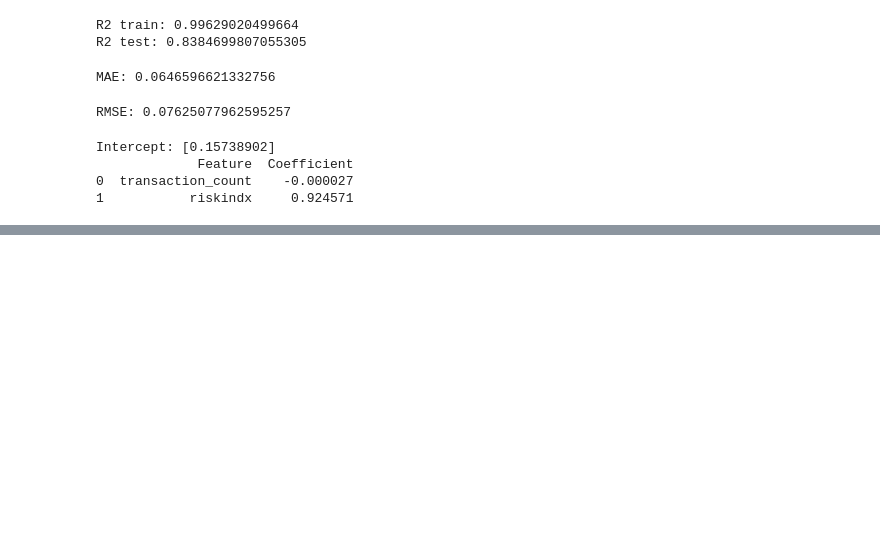
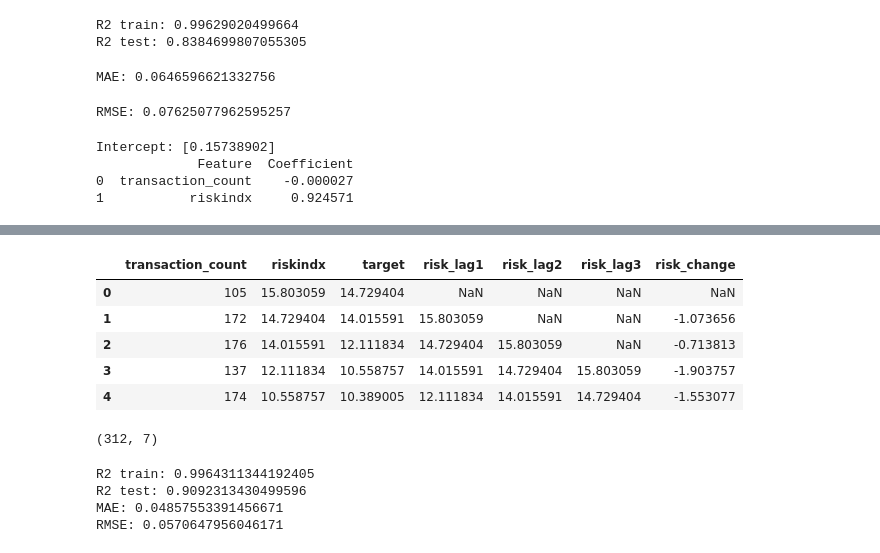
Before and after one commit to saidattaputta/Fintech-System-Level-Risk-Monitoring-Forecasting-Framework, a Jupyter notebook: fintech-project-3.ipynb, the cells around one changed output, grey strips where cells are left out. Saved outputs shown, nothing was run; the diff lists cells and outputs as text; code cells hidden in the pictures; blank space fills up the shorter version.

```diff
--- a/fintech-project-3.ipynb
+++ b/fintech-project-3.ipynb
@@ -234,3 +234,8 @@ Intercept: [0.15738902]
              Feature  Coefficient
 0  transaction_count    -0.000027
 1           riskindx     0.924571
+# %%
+df_model['risk_lag1'] = df_model['riskindx'].shift(1)
+df_model['risk_lag2'] = df_model['riskindx'].shift(2)
+df_model['risk_lag3'] = df_model['riskindx'].shift(3)
+df_model.head()
@@ -236,0 +249,15 @@ Intercept: [0.15738902]
+# %%
+df_model['risk_change'] = df_model['riskindx'] - df_model['risk_lag1']
+df_model.head()
+# %% [output]
+|  | transaction_count | riskindx | target | risk_lag1 | risk_lag2 | risk_lag3 | risk_change |
+| 0 | 105 | 15.803059 | 14.729404 | NaN | NaN | NaN | NaN |
+| 1 | 172 | 14.729404 | 14.015591 | 15.803059 | NaN | NaN | -1.073656 |
+| 2 | 176 | 14.015591 | 12.111834 | 14.729404 | 15.803059 | NaN | -0.713813 |
+| 3 | 137 | 12.111834 | 10.558757 | 14.015591 | 14.729404 | 15.803059 | -1.903757 |
+| 4 | 174 | 10.558757 | 10.389005 | 12.111834 | 14.015591 | 14.729404 | -1.553077 |
+# %%
+df_model = df_model.dropna(subset = ['risk_lag1','risk_lag2','risk_lag3','risk_change'])
+df_model.shape
+# %% [output]
+(312, 7)
@@ -236,0 +280,17 @@ Intercept: [0.15738902]
+# %%
+r2_train = r2_score(y_train,y_train_pred)
+r2_test = r2_score(y_test,y_test_pred)
+
+print("R2 train:",r2_train)
+print("R2 test:",r2_test)
+
+mae = mean_absolute_error(y_test, y_test_pred)
+print("MAE:", mae)
+
+rmse = np.sqrt(mean_squared_error(y_test, y_test_pred))
+print("RMSE:", rmse)
+# %% [output]
+R2 train: 0.9964311344192405
+R2 test: 0.9092313430499596
+MAE: 0.04857553391456671
+RMSE: 0.0570647956046171
```
Also changed, not shown: parts of 4 cells of this notebook.
